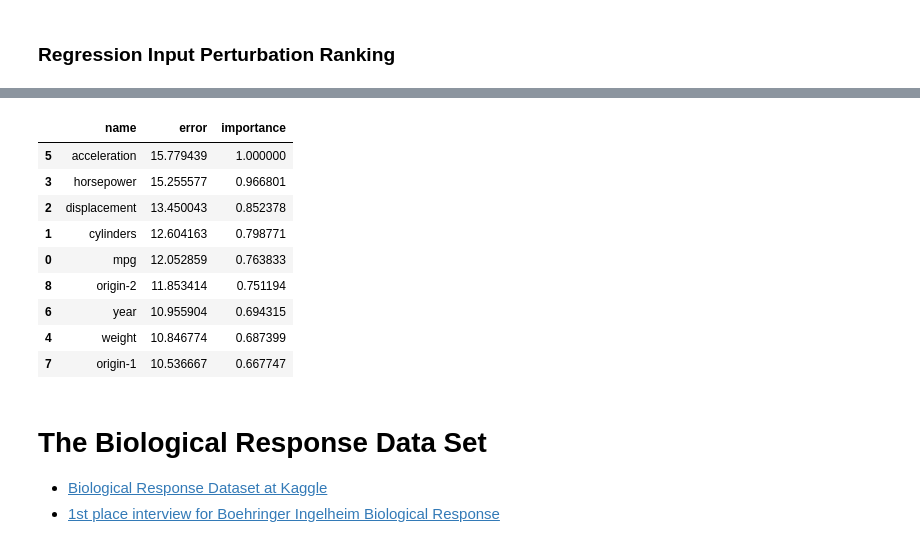
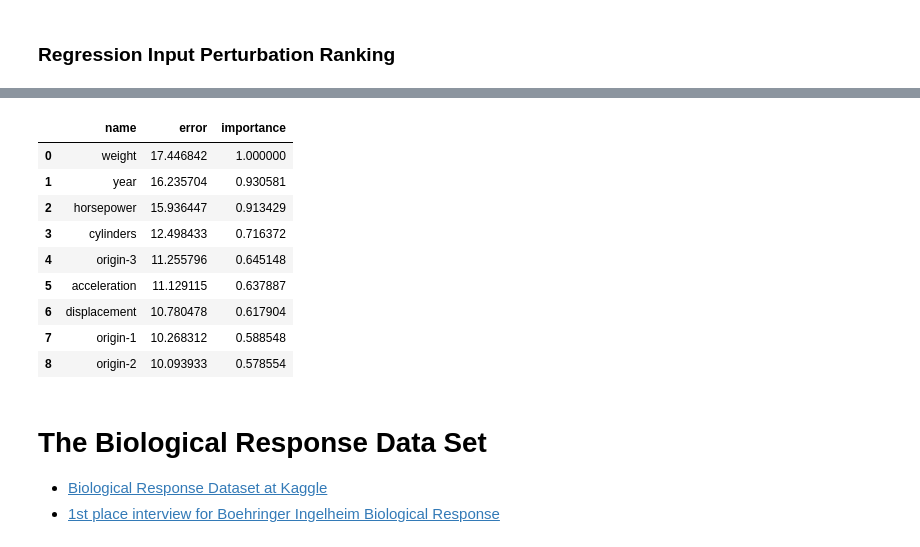
Before and after one commit to jeffheaton/t81_558_deep_learning, a Jupyter notebook: t81_558_class12_app.ipynb, the cells around one changed output, grey strips where cells are left out. Cells and saved outputs as stored; diff of their text form; code cells hidden in the pictures.

```diff
--- a/t81_558_class12_app.ipynb
+++ b/t81_558_class12_app.ipynb
@@ -310,7 +234,7 @@ def perturbation_rank(model, x, y, names, regression):
         np.random.shuffle(x[:, i])
 
         if regression:
-            pred = model.predict(x_test)
+            pred = model.predict(x)
             error = metrics.mean_squared_error(y, pred)
         else:
             pred = model.predict_proba(x)
@@ -325,6 +249,7 @@ def perturbation_rank(model, x, y, names, regression):
     data = {'name':names,'error':errors,'importance':importance}
     result = pd.DataFrame(data, columns = ['name','error','importance'])
     result.sort_values(by=['importance'], ascending=[0], inplace=True)
+    result.reset_index(inplace=True, drop=True)
     return result
 # %% [markdown]
 ### Classification Input Perturbation Ranking
@@ -430,21 +356,22 @@ Epoch 00136: early stopping
 # %%
 # Rank the features
 from IPython.display import display, HTML
 
-names = df.columns.values[0:-1] # x column names
+names = list(df.columns) # x+y column names
+names.remove("mpg") # remove the target(y)
 rank = perturbation_rank(model, x_test, y_test, names, True)
 display(rank)
 # %% [output]
 |  | name | error | importance |
-| 5 | acceleration | 15.779439 | 1.000000 |
-| 3 | horsepower | 15.255577 | 0.966801 |
-| 2 | displacement | 13.450043 | 0.852378 |
-| 1 | cylinders | 12.604163 | 0.798771 |
-| 0 | mpg | 12.052859 | 0.763833 |
-| 8 | origin-2 | 11.853414 | 0.751194 |
-| 6 | year | 10.955904 | 0.694315 |
-| 4 | weight | 10.846774 | 0.687399 |
-| 7 | origin-1 | 10.536667 | 0.667747 |
+| 0 | weight | 17.446842 | 1.000000 |
+| 1 | year | 16.235704 | 0.930581 |
+| 2 | horsepower | 15.936447 | 0.913429 |
+| 3 | cylinders | 12.498433 | 0.716372 |
+| 4 | origin-3 | 11.255796 | 0.645148 |
+| 5 | acceleration | 11.129115 | 0.637887 |
+| 6 | displacement | 10.780478 | 0.617904 |
+| 7 | origin-1 | 10.268312 | 0.588548 |
+| 8 | origin-2 | 10.093933 | 0.578554 |
 # %% [markdown]
 # The Biological Response Data Set
 
```
Also changed, not shown: parts of 11 cells of this notebook.
